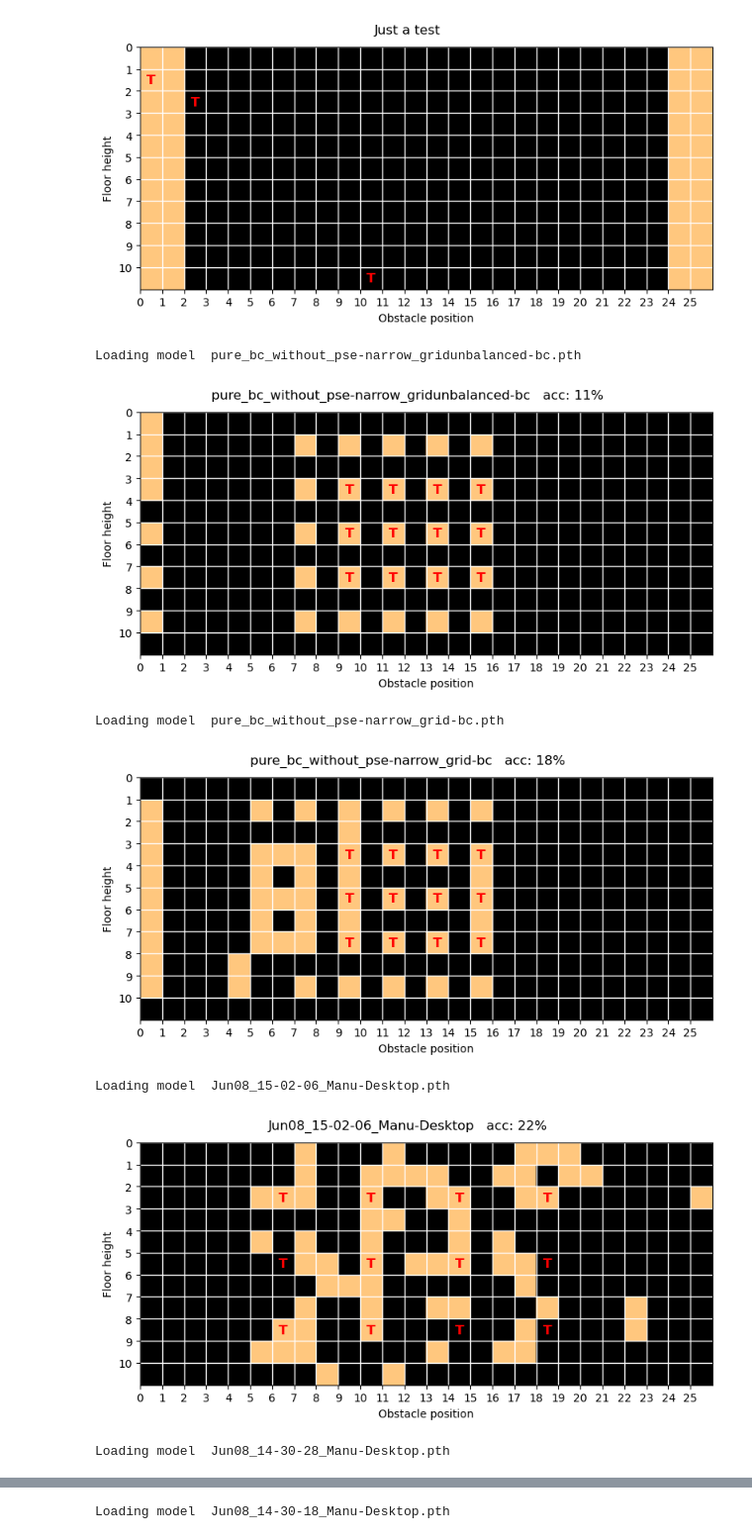
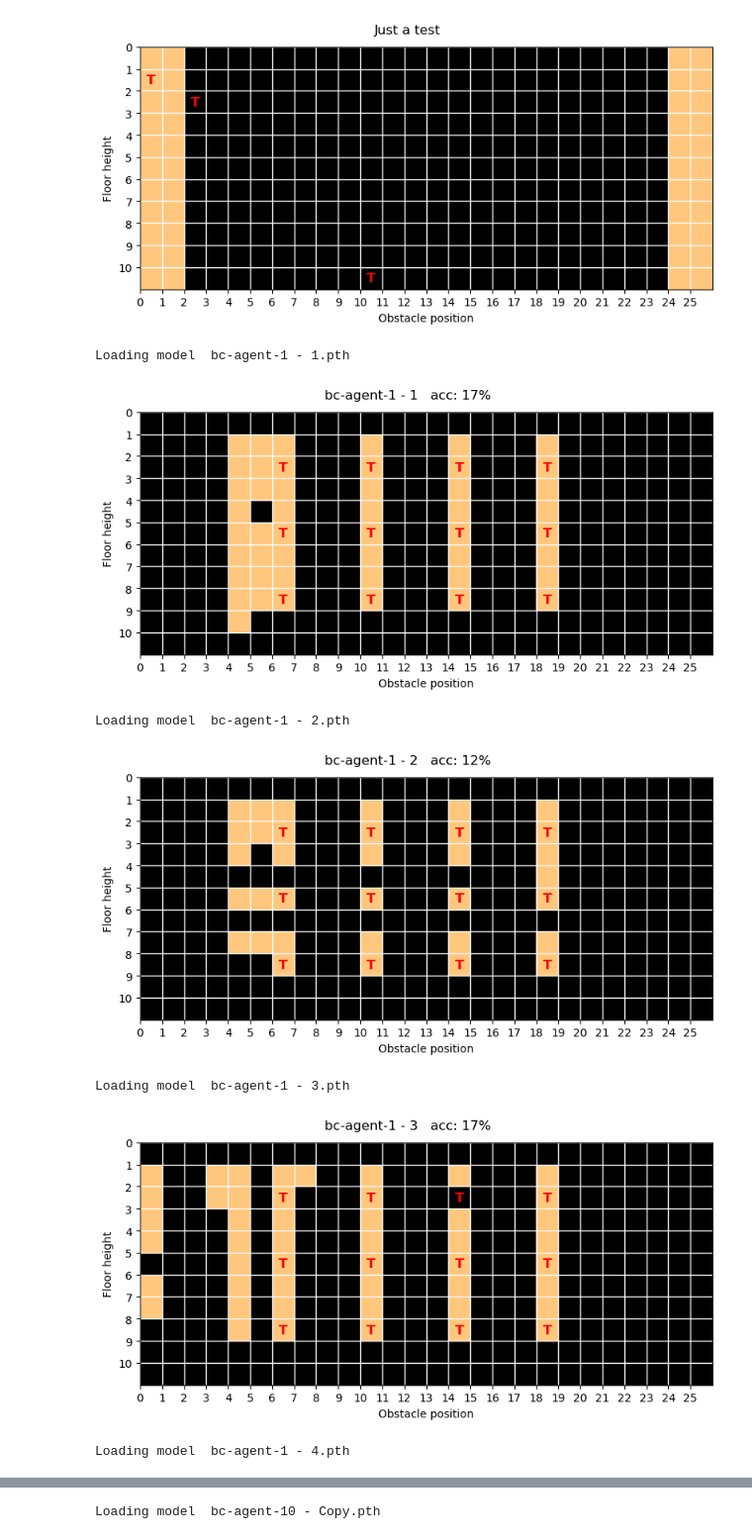
Before and after one commit to manusimidt/jku_master_thesis, a Jupyter notebook: visualize_configuration.ipynb, the cells around one changed output, grey strips where cells are left out. Shown at 99% size. Cells and saved outputs as stored; diff of their text form; code cells hidden in the pictures.

```diff
--- a/visualize_configuration.ipynb
+++ b/visualize_configuration.ipynb
@@ -61,19 +28,6 @@ fig.suptitle("Just a test")
 plt.show()
 # %% [output]
 [figure]
-# %%
-def map_conf_to_index(confs:list)->list:
-    """
-    Takes a list of configurations (i.e.: [(14, 0), (25, 20)]) and returns the
-    indices that correspond to the grid (i.e.: [(0, 0), (8,5)])
-    """
-    res = []
-    for conf in confs:
-        x = np.where(obstacle_pos == conf[0])[0]
-        y = np.where(floor_height == conf[1])[0]
-        assert len(x) == 1 and len(y) == 1, "Something wrong with the grid. Make sure the configurations are defined equally while training & evaluating"
-        res.append((x[0], y[0]))
-    return res
 # %%
 render = False
 folder_name: str = './ckpts/'
@@ -93,7 +47,7 @@ def play_episode(model: ActorNet, env: VanillaEnv)->bool:
         if render: env.render()
     return not info['collision']
 
-for conf_name in reversed(os.listdir(folder_name)):
+for conf_name in os.listdir(folder_name):
     if not conf_name.endswith('.pth'): continue
     # if not 'bc' in conf_name: continue
     img_name = conf_name.replace('.pth', '-eval.png')
@@ -108,38 +62,38 @@ for conf_name in reversed(os.listdir(folder_name)):
 
     for obs_pos_idx in range(len(obstacle_pos)):
         for floor_height_idx in range(len(floor_height)):
             curr_obs_pos = obstacle_pos[obs_pos_idx]
             curr_floor_height = floor_height[floor_height_idx]
 
             # todo load the model and check performance for all configurations
             env = VanillaEnv([(curr_obs_pos, curr_floor_height),], rendering=render)
             set_seed(env, 31)
 
 
             model = ActorNet()
             ckp = torch.load(folder_name + conf_name)
             model.load_state_dict(ckp['state_dict'])
             train_info = ckp['info']
 
 
             for _ in range(1):
                 is_solved = play_episode(model, env)
                 if is_solved:
                     grid[obs_pos_idx][floor_height_idx] += 1
                     solved_counter += 1
                 else:
                     failed_counter += 1
 
     acc = round(solved_counter * 100 / (solved_counter + failed_counter))
-    fig = plot_evaluation_grid(np.fliplr(grid), map_conf_to_index(train_info['conf']))
+    fig = plot_evaluation_grid(np.fliplr(grid), map_conf_to_index(obstacle_pos, floor_height, train_info['conf']))
     fig.suptitle(conf_name.replace('.pth', '') + f"   acc: {acc}%")
     plt.savefig(folder_name + img_name)
     plt.show()
 # %% [output]
-Loading model  pure_bc_without_pse-narrow_gridunbalanced-bc.pth
+Loading model  bc-agent-1 - 1.pth
-[figure, old version]
+[figure, new version]
-Loading model  pure_bc_without_pse-narrow_grid-bc.pth
+Loading model  bc-agent-1 - 2.pth
-[figure, old version]
+[figure, new version]
-Loading model  Jun08_15-02-06_Manu-Desktop.pth
+Loading model  bc-agent-1 - 3.pth
-[figure, old version]
+[figure, new version]
-Loading model  Jun08_14-30-28_Manu-Desktop.pth
+Loading model  bc-agent-1 - 4.pth
@@ -147 +101 @@ Loading model  Jun08_14-30-28_Manu-Desktop.pth
-Loading model  Jun08_14-30-18_Manu-Desktop.pth
+Loading model  bc-agent-10 - Copy.pth
```
Also changed, not shown: parts of 3 cells of this notebook, 7 other files.
